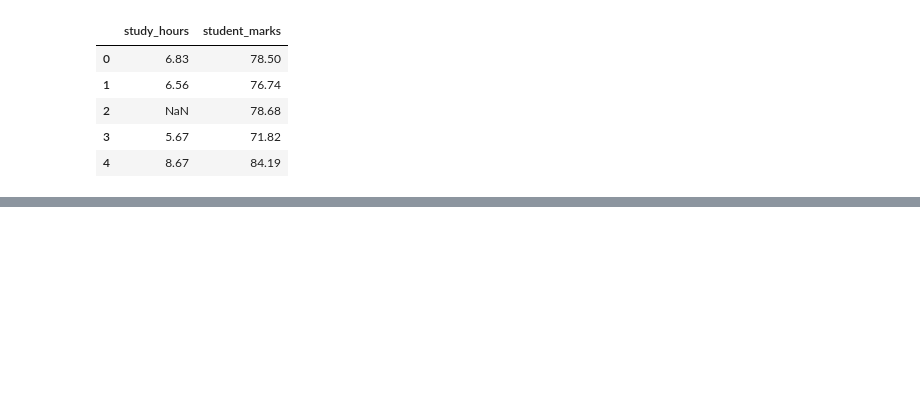
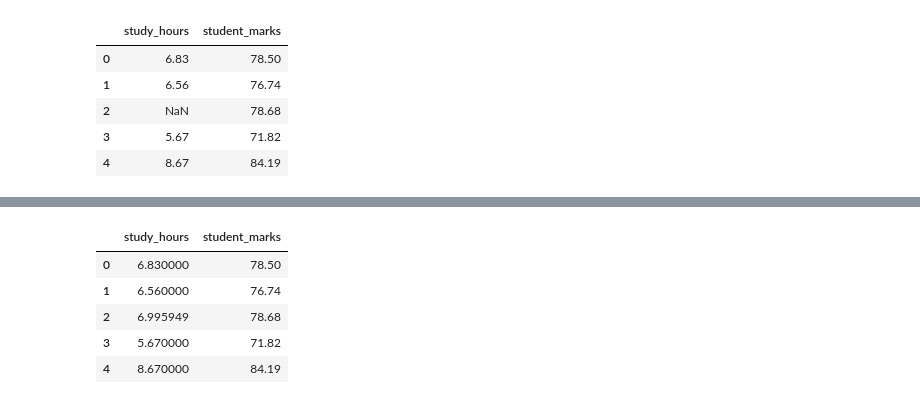
Before and after one commit to Derrick-Mulati/Student-Marks-Prediction, a Jupyter notebook: main.ipynb, the cells around one changed output, grey strips where cells are left out. Cells and saved outputs as stored; diff of their text form; code cells hidden in the pictures; blank space fills up the shorter version.

```diff
--- a/main.ipynb
+++ b/main.ipynb
@@ -17,0 +64,2 @@ data.head()
+# %%
+data2=data.fillna(data.mean())
@@ -17,0 +72,9 @@ data.head()
+# %%
+data2.head()
+# %% [output]
+|  | study_hours | student_marks |
+| 0 | 6.830000 | 78.50 |
+| 1 | 6.560000 | 76.74 |
+| 2 | 6.995949 | 78.68 |
+| 3 | 5.670000 | 71.82 |
+| 4 | 8.670000 | 84.19 |
```
Also changed, not shown: parts of 6 cells of this notebook.
